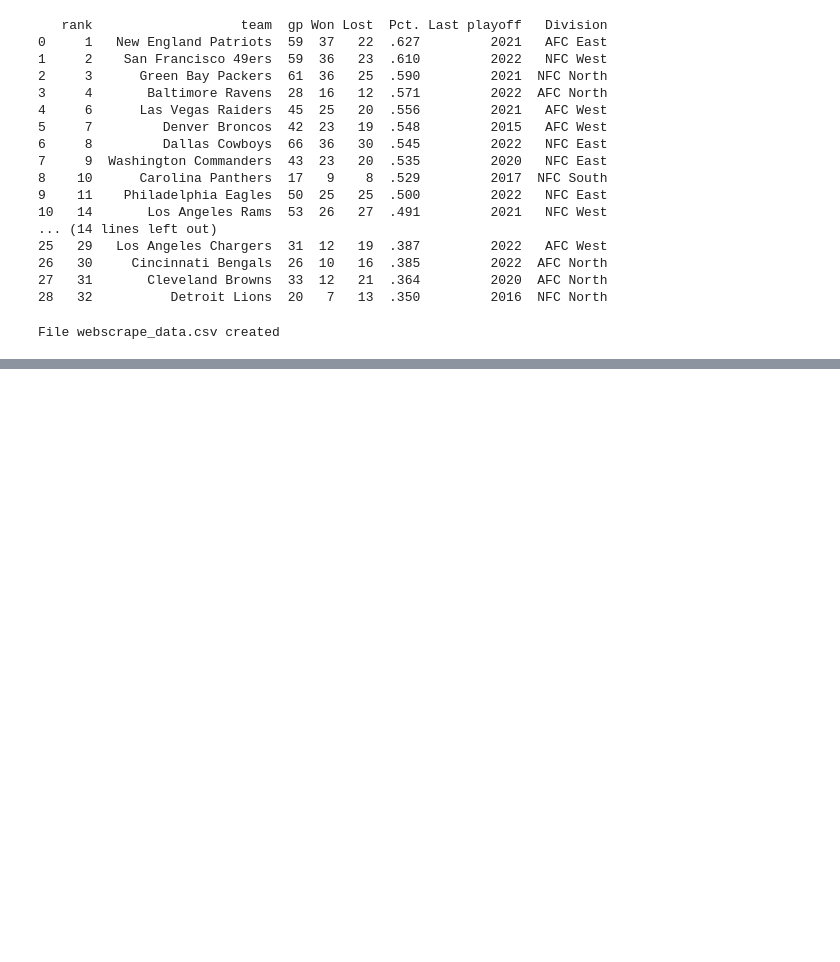
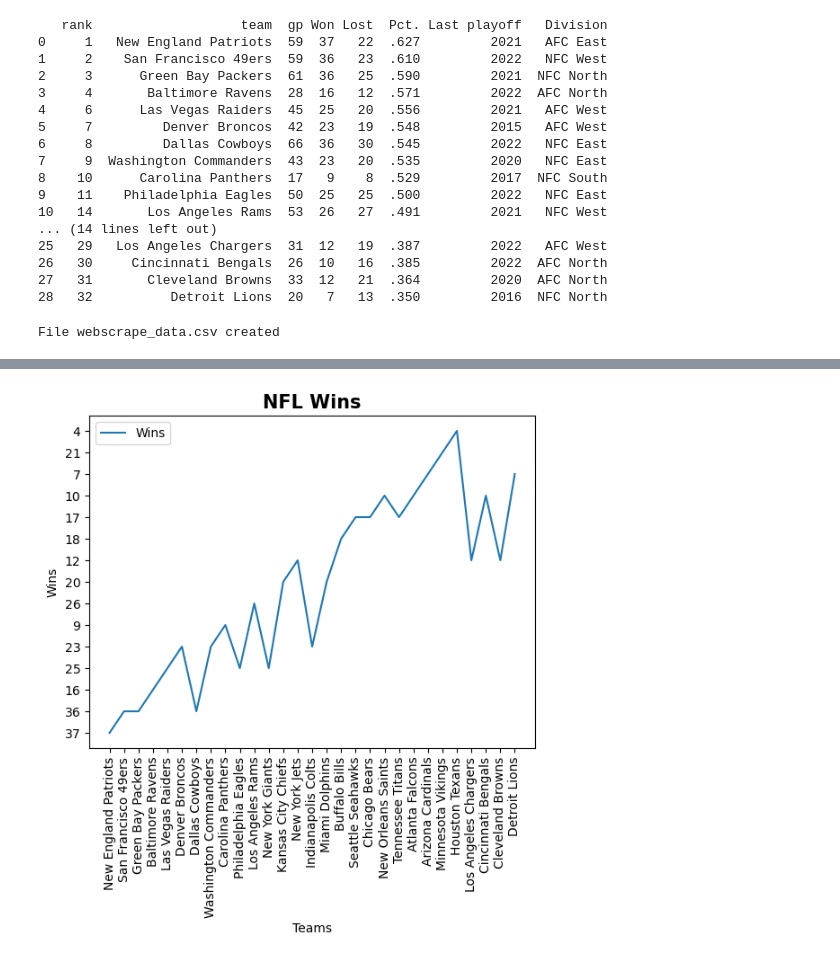
Before and after one commit to mssalstrom/CSC221-msalstromebatchelor-GroupProject, a Jupyter notebook: msalstrom-GroupProject.ipynb, the cells around one changed output, grey strips where cells are left out. Cells and saved outputs as stored; diff of their text form; code cells hidden in the pictures; blank space fills up the shorter version.

```diff
--- a/msalstrom-GroupProject.ipynb
+++ b/msalstrom-GroupProject.ipynb
@@ -65,3 +65,13 @@ if os.path.exists(path):
     print('File webscrape_data.csv created')
 # %% [output]
 File webscrape_data.csv created
+# %%
+import os # provides functions for interacting with the operating system
+import numpy as np
+import pandas as pd
+from matplotlib import pyplot as plt
+
+cols = ['rank','team','gp','Won','Lost','Pct.','Last playoff', 'Division']
+DF_NFL = pd.read_csv('webscrape_data.csv', names = cols)
+DF_NFL = DF_NFL.iloc[1:]
+DF_NFL.head(11)
@@ -67,0 +91,21 @@ File webscrape_data.csv created
+# %%
+# INSERT CODE FOR STEPS 1 - 10
+Wins = np.array(DF_NFL['Won'])
+
+plt.title("NFL Wins",fontsize=15, fontweight='bold')
+
+plt.xlabel('Teams')
+
+plt.ylabel("Wins")
+
+plt.xticks(ticks=range(len(Wins)), labels=DF_NFL['team'], rotation=90)
+
+plt.plot(DF_NFL['team'], DF_NFL['Won'], label = 'Wins')
+
+
+plt.legend()
+
+
+plt.show()
+# %% [output]
+[figure, added]
```
Also changed, not shown: parts of 2 cells of this notebook.
